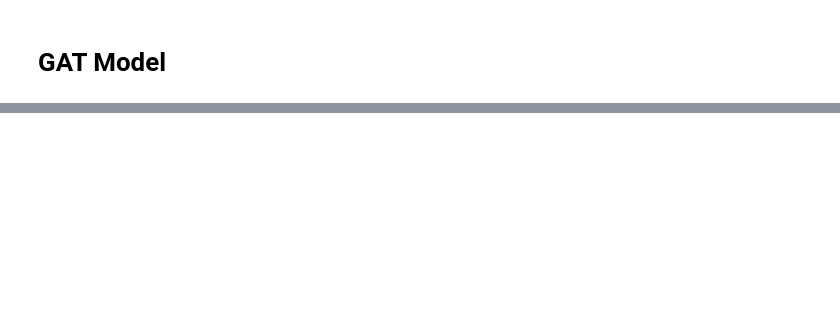
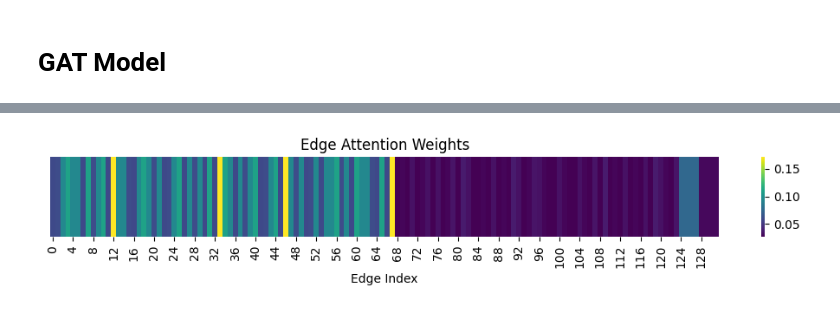
Before and after one commit to RayCharles8/ML-Project, a Jupyter notebook: GNN_models.ipynb, the cells around one changed output, grey strips where cells are left out. Cells and saved outputs as stored; diff of their text form; code cells hidden in the pictures; blank space fills up the shorter version.

```diff
--- a/GNN_models.ipynb
+++ b/GNN_models.ipynb
@@ -947,0 +1048,17 @@ X_train = global_scaler.transform(X_train)
+# %%
+plt.figure(figsize=(10,2))
+
+sns.heatmap(
+    attn.reshape(1, -1),
+    cmap="viridis",
+    cbar=True
+)
+
+plt.title("Edge Attention Weights")
+plt.xlabel("Edge Index")
+plt.yticks([])
+
+plt.tight_layout()
+plt.show()
+# %% [output]
+[figure, added]
```
Also changed, not shown: parts of 29 cells of this notebook.
